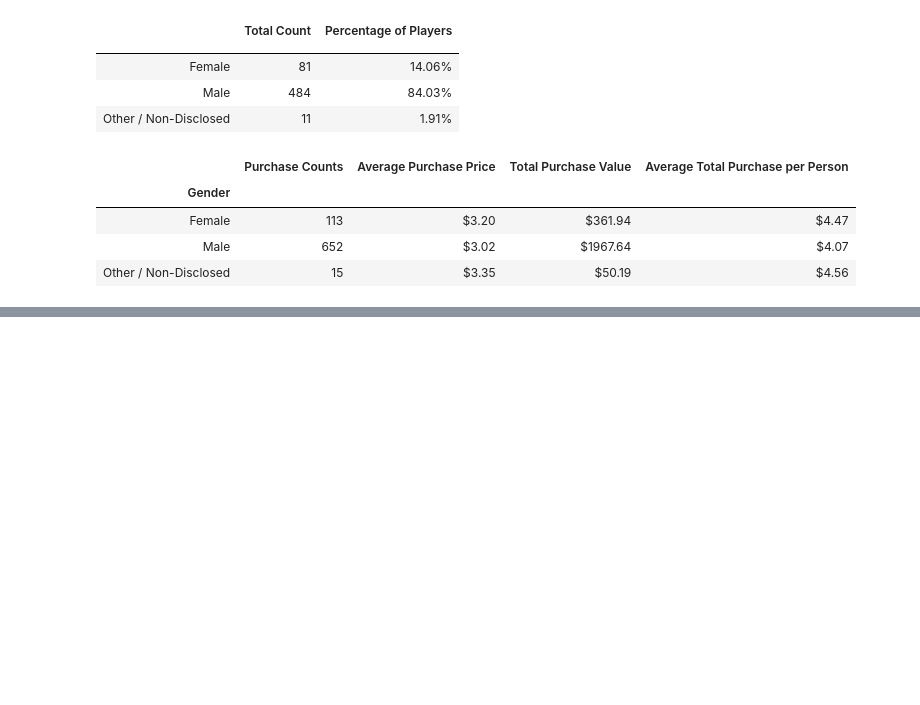
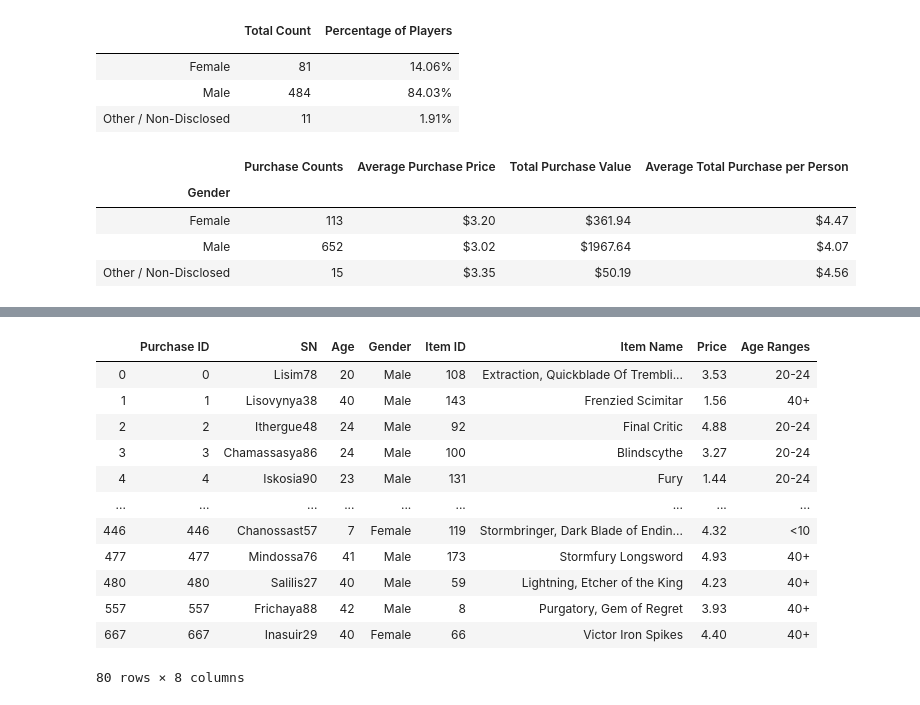
Before and after one commit to nadireag/pandas-challenge, a Jupyter notebook: HerosOfPymoli.ipynb, the cells around one changed output, grey strips where cells are left out. Drawn from its saved outputs; the diff is of its cells as text; code cells hidden in the pictures; blank space fills up the shorter version.

```diff
--- a/HerosOfPymoli.ipynb
+++ b/HerosOfPymoli.ipynb
@@ -110,3 +110,34 @@ purchasing_df
 | Female | 113 | $3.20 | $361.94 | $4.47 |
 | Male | 652 | $3.02 | $1967.64 | $4.07 |
 | Other / Non-Disclosed | 15 | $3.35 | $50.19 | $4.56 |
+# %%
+# Create bins and labels
+# to get the idea for the bins' values, get min and max age values to assign bins
+max_age = purchase_data["Age"].max()
+min_age = purchase_data["Age"].min()
+
+bins = [5, 9.9, 14.9, 19.9 , 24.9, 29.9, 34.9, 39.9, 99]
+label_names = ["<10", "10-14", "15-19", "20-24", "25-29", "30-34", "35-39", "40+"]
+
+# Create a new column age range, for ages and put it in the original data frame
+purchase_data["Age Ranges"] = pd.cut(purchase_data["Age"], bins, labels = label_names)
+purchase_data
+
+# Group data frame by age ranges to set it as index value, and calculate age count for each age range
+age_df = purchase_data.groupby(["Age Ranges"])
+
+# Calculate age count for unique name values for age labels
+age_count = age_df["SN"].nunique()
+age_count
+
+# Calculate percentages for each age labels
+age_percentage = age_count / total *100
+
+# Create a data frame to display results in a tabular format
+age_demographic_df = pd.DataFrame({"Total Count": age_count,
+                           "Percentage of Players": age_percentage})
+
+# Format percentage values and change index name as none
+age_demographic_df = age_demographic_df.rename_axis([""])
+age_demographic_df["Percentage of Players"] = age_demographic_df["Percentage of Players"].map("{:.2f}%".format)
+age_demographic_df
@@ -112,0 +155,16 @@ purchasing_df
+# %%
+age_df.head(10)
+# %% [output]
+|  | Purchase ID | SN | Age | Gender | Item ID | Item Name | Price | Age Ranges |
+| 0 | 0 | Lisim78 | 20 | Male | 108 | Extraction, Quickblade Of Trembli... | 3.53 | 20-24 |
+| 1 | 1 | Lisovynya38 | 40 | Male | 143 | Frenzied Scimitar | 1.56 | 40+ |
+| 2 | 2 | Ithergue48 | 24 | Male | 92 | Final Critic | 4.88 | 20-24 |
+| 3 | 3 | Chamassasya86 | 24 | Male | 100 | Blindscythe | 3.27 | 20-24 |
+| 4 | 4 | Iskosia90 | 23 | Male | 131 | Fury | 1.44 | 20-24 |
+| ... | ... | ... | ... | ... | ... | ... | ... | ... |
+| 446 | 446 | Chanossast57 | 7 | Female | 119 | Stormbringer, Dark Blade of Endin... | 4.32 | <10 |
+| 477 | 477 | Mindossa76 | 41 | Male | 173 | Stormfury Longsword | 4.93 | 40+ |
+| 480 | 480 | Salilis27 | 40 | Male | 59 | Lightning, Etcher of the King | 4.23 | 40+ |
+| 557 | 557 | Frichaya88 | 42 | Male | 8 | Purgatory, Gem of Regret | 3.93 | 40+ |
+| 667 | 667 | Inasuir29 | 40 | Female | 66 | Victor Iron Spikes | 4.40 | 40+ |
+80 rows × 8 columns
```
Also changed, not shown: parts of 5 cells of this notebook.
